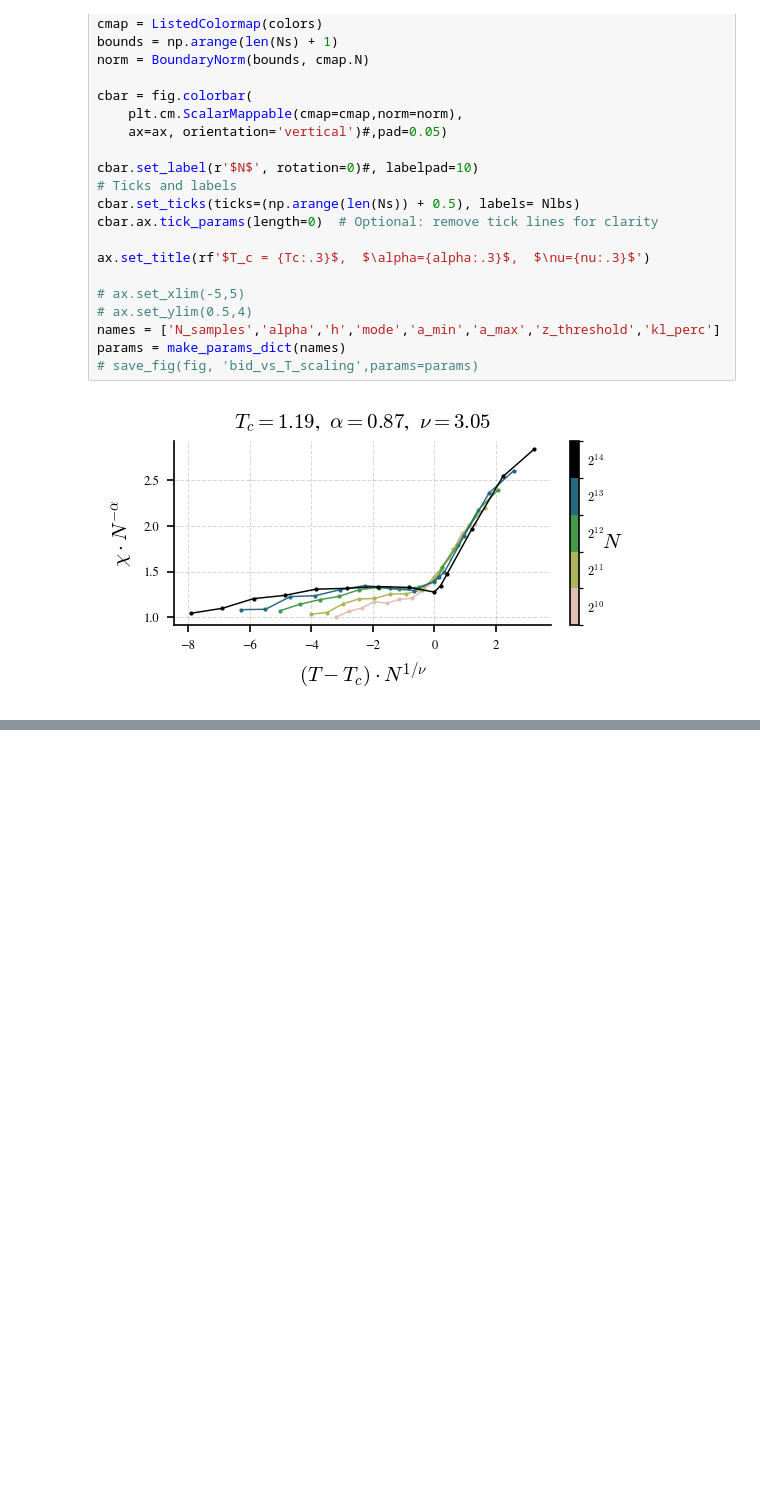
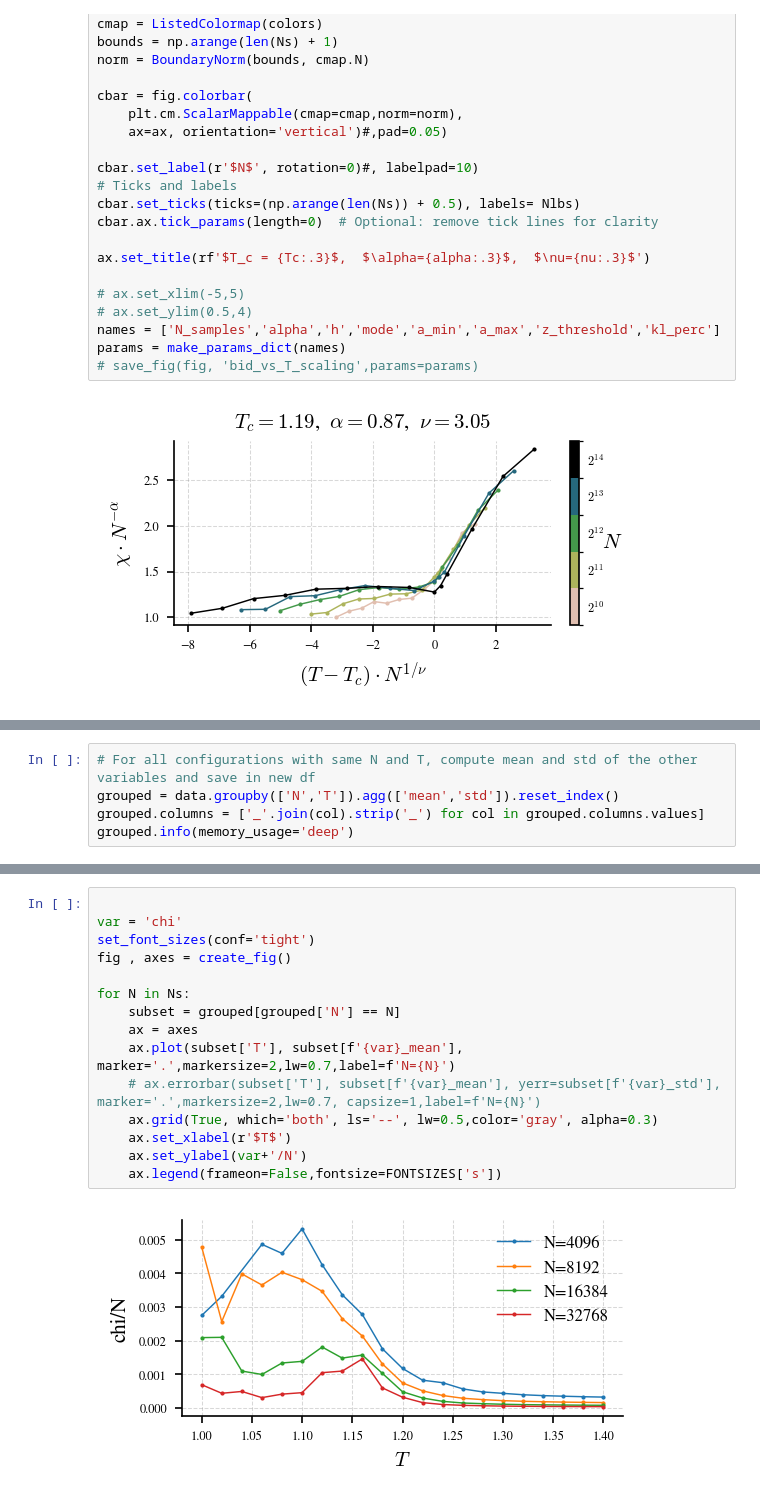
Before and after one commit to CristopherErazo/Hopfield_Dimensionality, a Jupyter notebook: notebooks/11-02-26-Corrections.ipynb, the cells around one changed output, grey strips where cells are left out. Saved outputs shown, nothing was run; the diff lists cells and outputs as text; blank space fills up the shorter version.

```diff
--- a/notebooks/11-02-26-Corrections.ipynb
+++ b/notebooks/11-02-26-Corrections.ipynb
@@ -225,0 +313,5 @@ params = make_params_dict(names)
+# %%
+# For all configurations with same N and T, compute mean and std of the other variables and save in new df
+grouped = data.groupby(['N','T']).agg(['mean','std']).reset_index()
+grouped.columns = ['_'.join(col).strip('_') for col in grouped.columns.values]
+grouped.info(memory_usage='deep')
@@ -225,0 +334,17 @@ params = make_params_dict(names)
+# %%
+
+var = 'chi'
+set_font_sizes(conf='tight')
+fig , axes = create_fig()
+
+for N in Ns:
+    subset = grouped[grouped['N'] == N]
+    ax = axes
+    ax.plot(subset['T'], subset[f'{var}_mean'], marker='.',markersize=2,lw=0.7,label=f'N={N}')
+    # ax.errorbar(subset['T'], subset[f'{var}_mean'], yerr=subset[f'{var}_std'], marker='.',markersize=2,lw=0.7, capsize=1,label=f'N={N}')
+    ax.grid(True, which='both', ls='--', lw=0.5,color='gray', alpha=0.3)
+    ax.set_xlabel(r'$T$')
+    ax.set_ylabel(var+'/N')
+    ax.legend(frameon=False,fontsize=FONTSIZES['s'])
+# %% [output]
+[figure, added]
```
Also changed, not shown: parts of 6 cells of this notebook, 1 other file.
